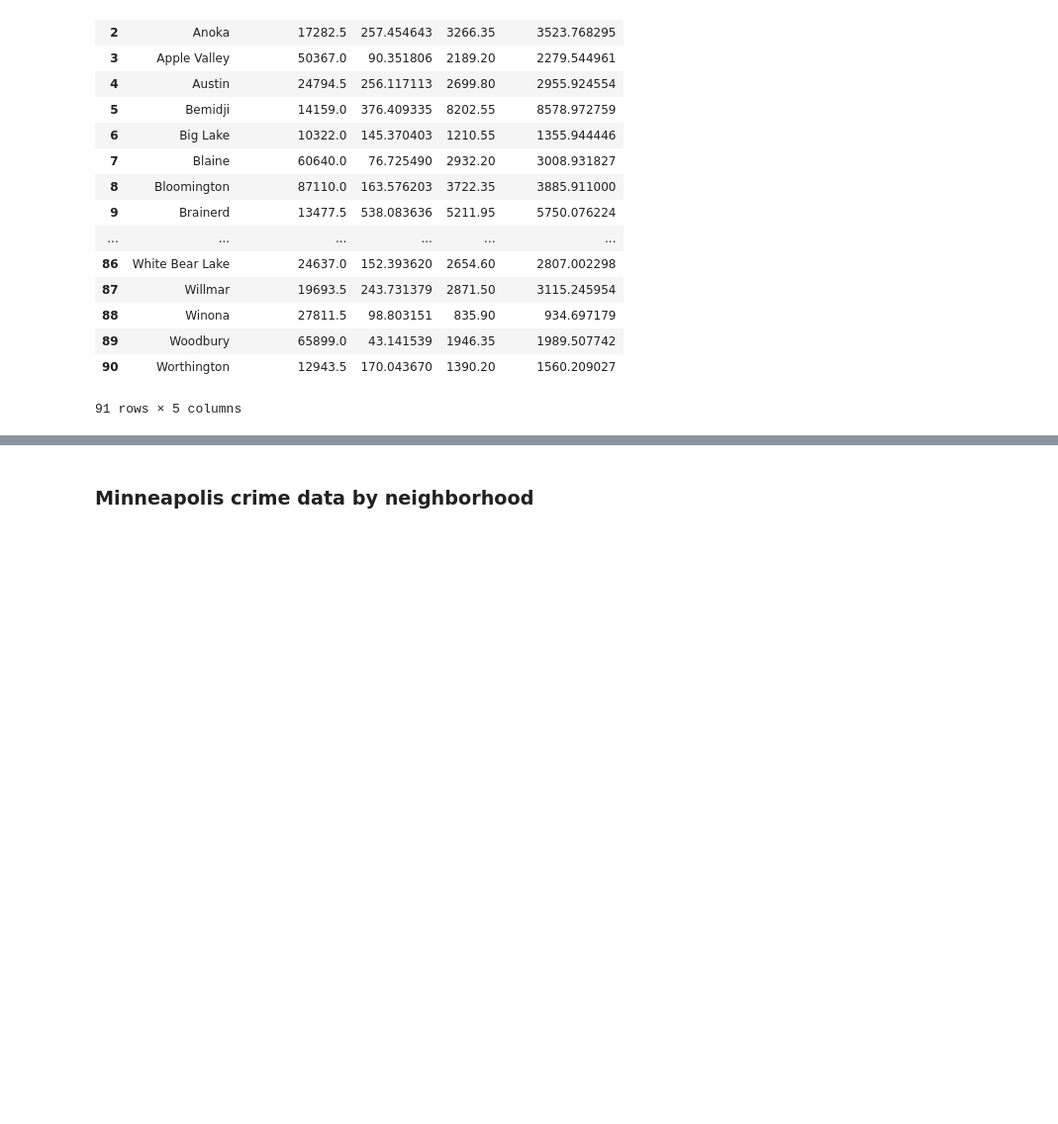
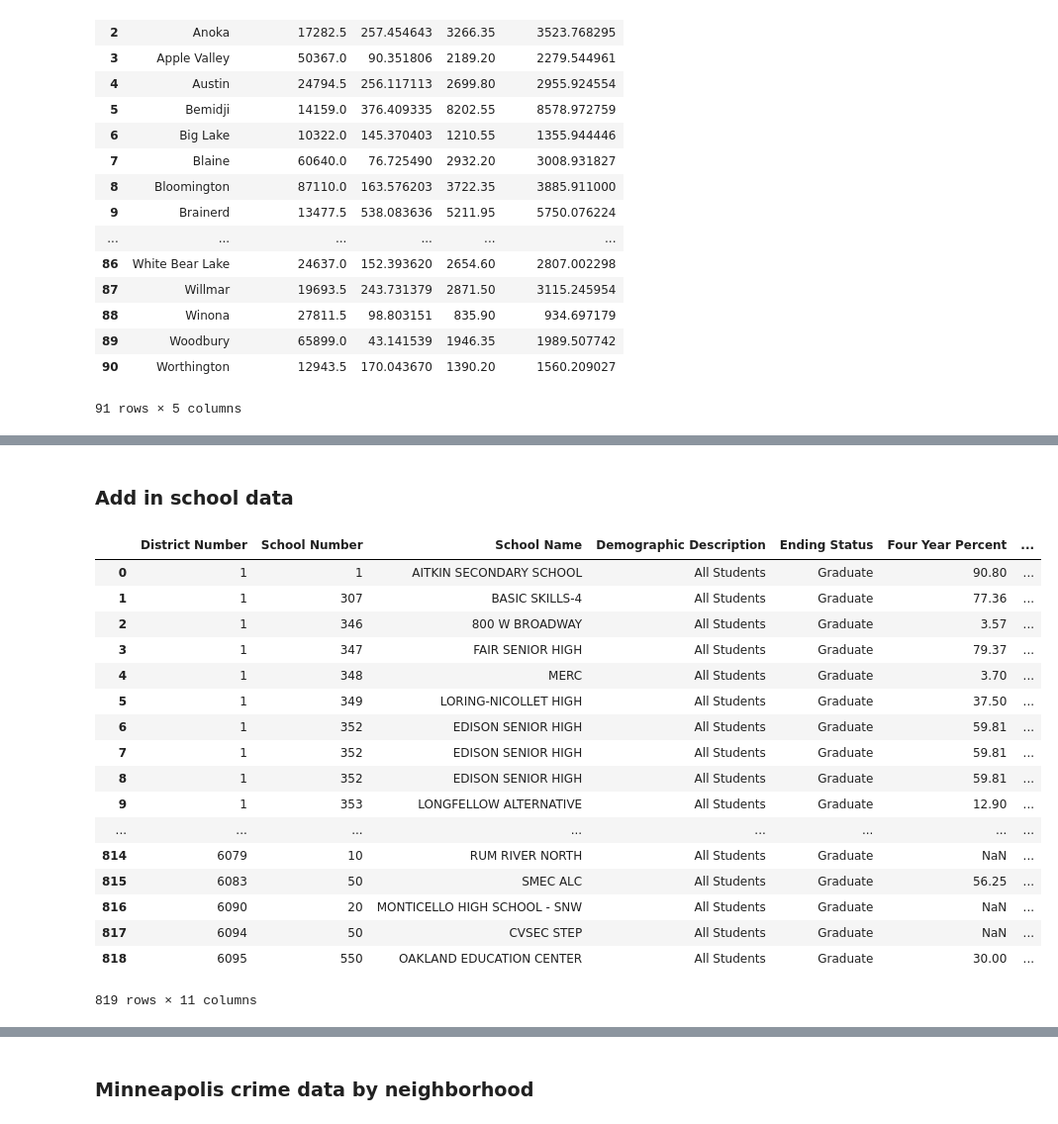
Before and after one commit to alvern/Group_Project_Grad_Rates, a Jupyter notebook: Jack_Notebook.ipynb, the cells around one changed output, grey strips where cells are left out. Shown at 99% size. Drawn from its saved outputs; the diff is of its cells as text; code cells hidden in the pictures; blank space fills up the shorter version.

```diff
--- a/Jack_Notebook.ipynb
+++ b/Jack_Notebook.ipynb
@@ -278,0 +215,28 @@ crime_df
+# %% [markdown]
+### Add in school data
+# %%
+# Read in school data
+school_data = pd.read_excel("Resources/CleanedGradFile2018.xlsx")
+# Drop extra index row
+school_data.drop(['Unnamed: 0'], axis=1, inplace=True)
+
+school_data
+# %% [output]
+|  | District Number | School Number | School Name | Demographic Description | Ending Status | Four Year Percent | ... |
+| 0 | 1 | 1 | AITKIN SECONDARY SCHOOL | All Students | Graduate | 90.80 | ... |
+| 1 | 1 | 307 | BASIC SKILLS-4 | All Students | Graduate | 77.36 | ... |
+| 2 | 1 | 346 | 800 W BROADWAY | All Students | Graduate | 3.57 | ... |
+| 3 | 1 | 347 | FAIR SENIOR HIGH | All Students | Graduate | 79.37 | ... |
+| 4 | 1 | 348 | MERC | All Students | Graduate | 3.70 | ... |
+| 5 | 1 | 349 | LORING-NICOLLET HIGH | All Students | Graduate | 37.50 | ... |
+| 6 | 1 | 352 | EDISON SENIOR HIGH | All Students | Graduate | 59.81 | ... |
+| 7 | 1 | 352 | EDISON SENIOR HIGH | All Students | Graduate | 59.81 | ... |
+| 8 | 1 | 352 | EDISON SENIOR HIGH | All Students | Graduate | 59.81 | ... |
+| 9 | 1 | 353 | LONGFELLOW ALTERNATIVE | All Students | Graduate | 12.90 | ... |
+| ... | ... | ... | ... | ... | ... | ... | ... |
+| 814 | 6079 | 10 | RUM RIVER NORTH | All Students | Graduate | NaN | ... |
+| 815 | 6083 | 50 | SMEC ALC | All Students | Graduate | 56.25 | ... |
+| 816 | 6090 | 20 | MONTICELLO HIGH SCHOOL - SNW | All Students | Graduate | NaN | ... |
+| 817 | 6094 | 50 | CVSEC STEP | All Students | Graduate | NaN | ... |
+| 818 | 6095 | 550 | OAKLAND EDUCATION CENTER | All Students | Graduate | 30.00 | ... |
+819 rows × 11 columns
```
Also changed, not shown: parts of 15 cells of this notebook.
